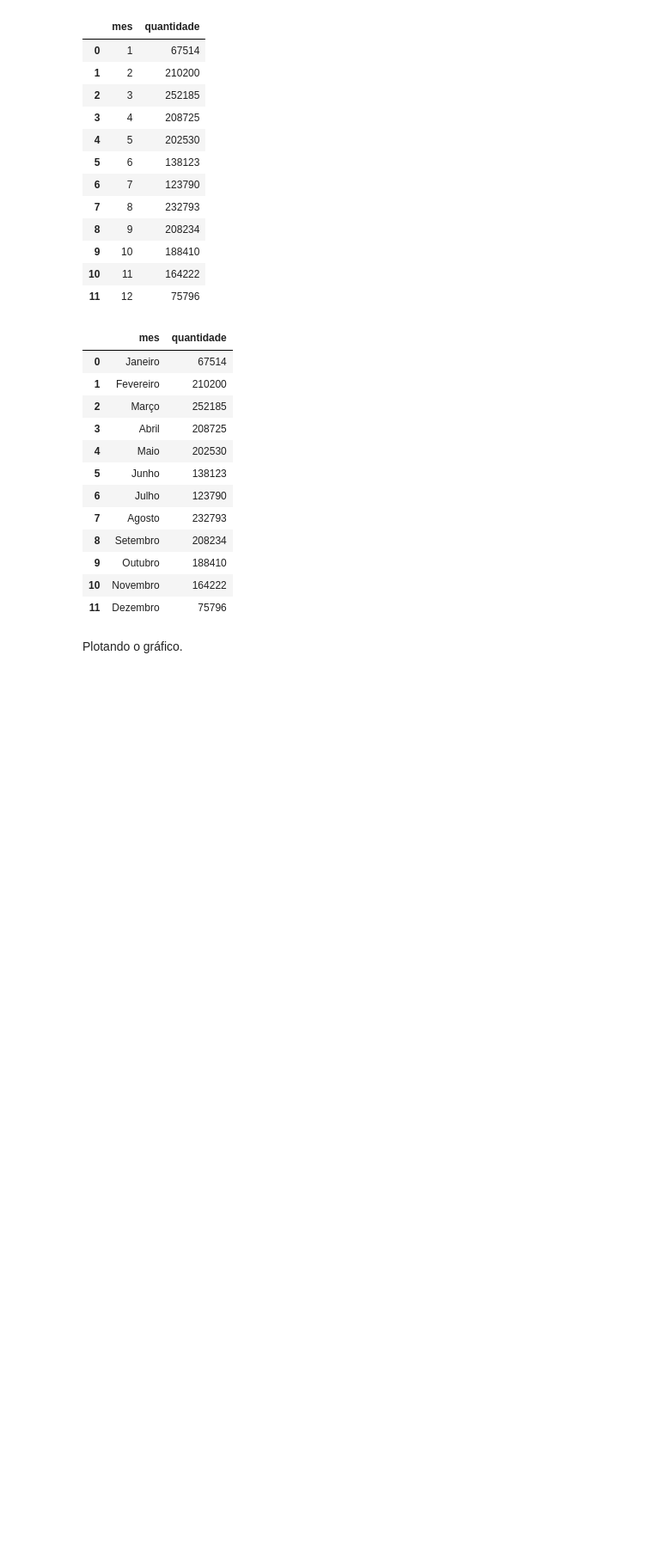
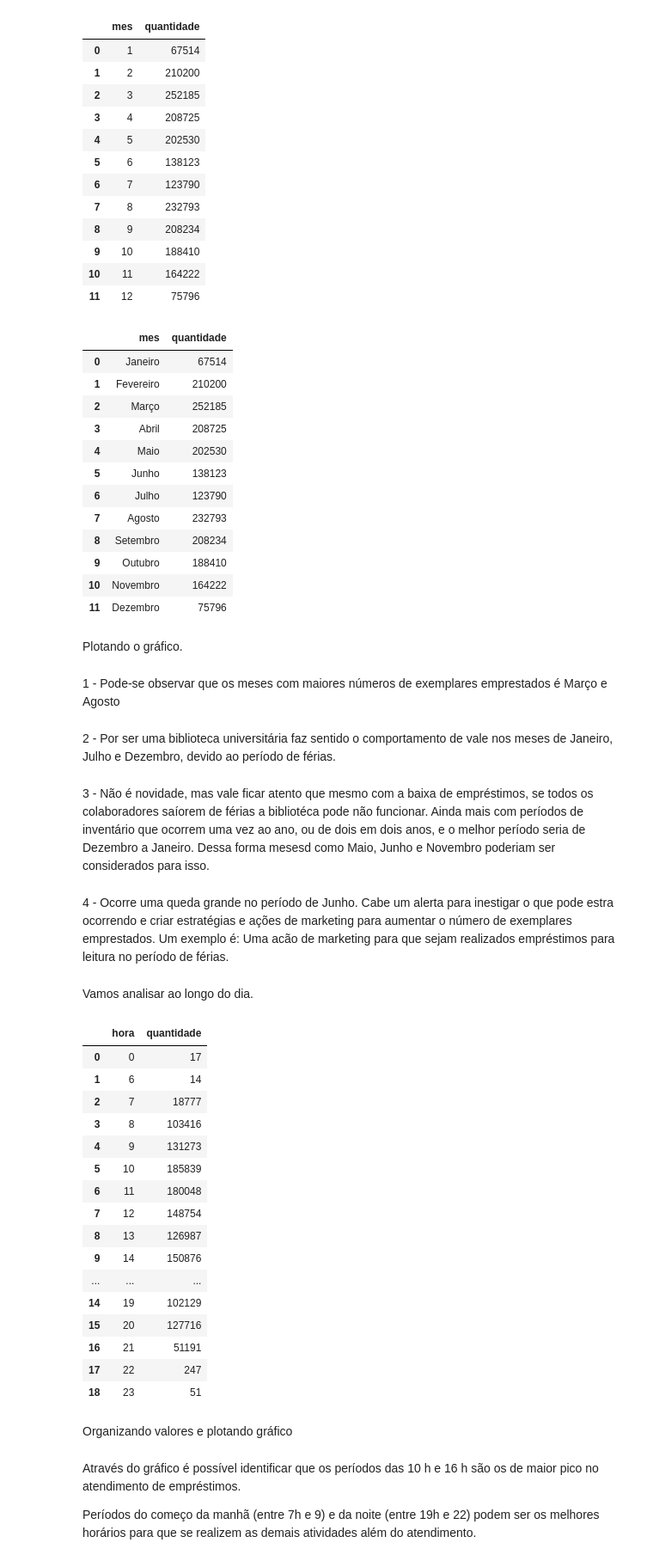
Before and after one commit to WyndamBaxter/Desafio-7-days-of-coding-dashboard, a Jupyter notebook: Analise_exploratoria.ipynb, the cells around one changed output. Shown: that part at 86% size. Cells and saved outputs as stored; diff of their text form; code cells hidden in the pictures; blank space fills up the shorter version.

```diff
--- a/Analise_exploratoria.ipynb
+++ b/Analise_exploratoria.ipynb
@@ -403,3 +403,41 @@ fig = px.line(
 # %%
 fig.show()
 ajusta_layout_grafico(fig)
+# %% [markdown]
+1 - Pode-se observar que os meses com maiores números de exemplares emprestados é Março e Agosto
+# %% [markdown]
+2 - Por ser uma biblioteca universitária faz sentido o comportamento de vale nos meses de Janeiro, Julho e Dezembro, devido ao período de férias.
+# %% [markdown]
+3 - Não é novidade, mas vale ficar atento que mesmo com a baixa de empréstimos, se todos os colaboradores saíorem de férias a bibliotéca pode não funcionar.
+Ainda mais com períodos de inventário que ocorrem uma vez ao ano, ou de dois em dois anos, e o melhor período seria de Dezembro a Janeiro.
+Dessa forma mesesd como Maio, Junho e Novembro poderiam ser considerados para isso.
+# %% [markdown]
+4 - Ocorre uma queda grande no período de Junho. Cabe um alerta para inestigar o que pode estra ocorrendo e criar estratégias e ações de marketing para aumentar o número de exemplares emprestados. Um exemplo é: Uma acão de marketing para que sejam realizados empréstimos para leitura no período de férias.
+# %% [markdown]
+Vamos analisar ao longo do dia.
+# %%
+emprestimos_hora = df_emprestimos_completo.groupby(df_emprestimos_completo['data_emprestimo'].dt.hour)['id_emprestimo'].size()
+emprestimos_hora.index.name = 'hora'
+emprestimos_hora.name = 'quantidade'
+emprestimos_hora = emprestimos_hora.reset_index()
+emprestimos_hora
+# %% [output]
+|  | hora | quantidade |
+| 0 | 0 | 17 |
+| 1 | 6 | 14 |
+| 2 | 7 | 18777 |
+| 3 | 8 | 103416 |
+| 4 | 9 | 131273 |
+| 5 | 10 | 185839 |
+| 6 | 11 | 180048 |
+| 7 | 12 | 148754 |
+| 8 | 13 | 126987 |
+| 9 | 14 | 150876 |
+| ... | ... | ... |
+| 14 | 19 | 102129 |
+| 15 | 20 | 127716 |
+| 16 | 21 | 51191 |
+| 17 | 22 | 247 |
+| 18 | 23 | 51 |
+# %% [markdown]
+Organizando valores e plotando gráfico
@@ -405,0 +464,4 @@ ajusta_layout_grafico(fig)
+# %% [markdown]
+Através do gráfico é possível identificar que os períodos das 10 h e 16 h são os de maior pico no atendimento de empréstimos.
+
+Períodos do começo da manhã (entre 7h e 9) e da noite (entre 19h e 22) podem ser os melhores horários para que se realizem as demais atividades além do atendimento.
```
Also changed, not shown: parts of 7 cells of this notebook.
